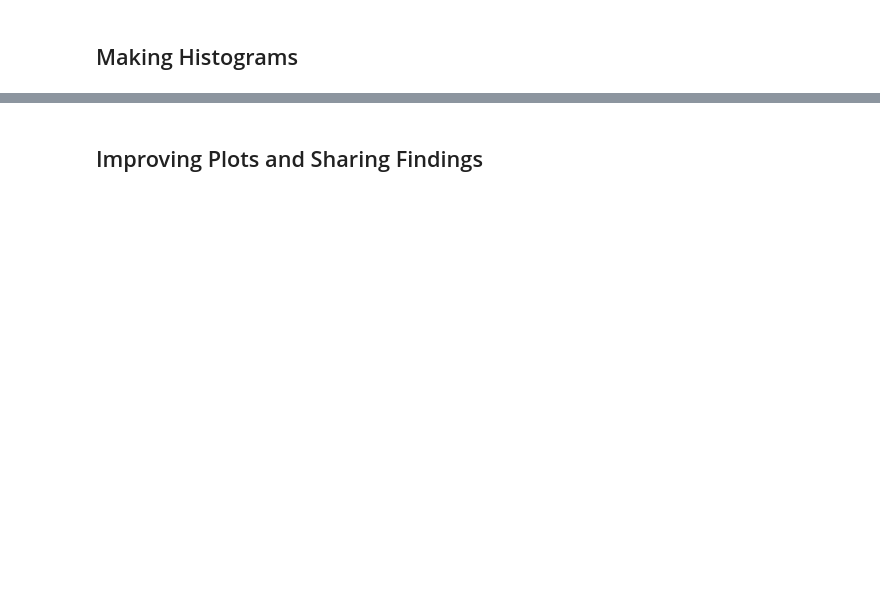
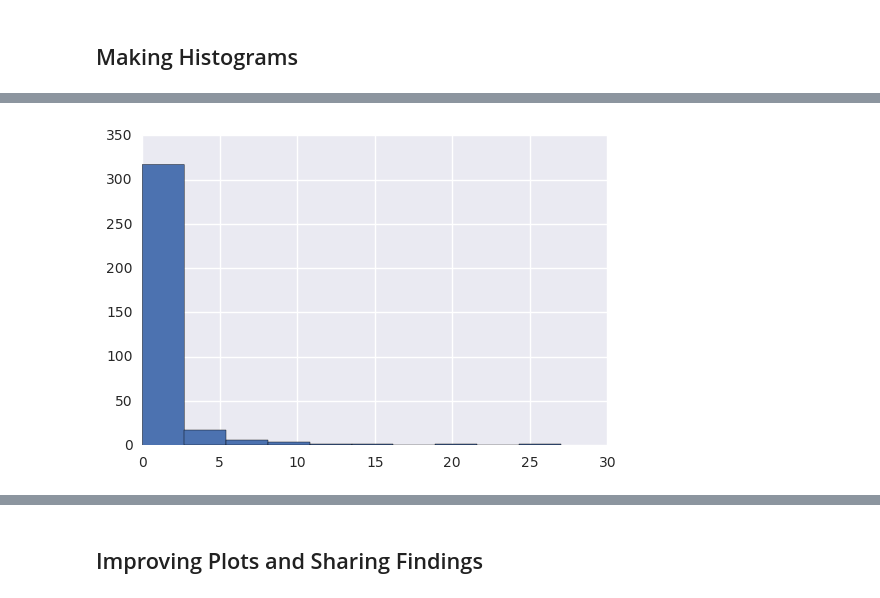
Before and after one commit to galvaresricardo/Udacity-Course-Data-Analysis-NanoDegree, a Jupyter notebook: Lesson 2/Exercise/L1_Starter_Code.ipynb, the cells around one changed output, grey strips where cells are left out. Saved outputs shown, nothing was run; the diff lists cells and outputs as text; code cells hidden in the pictures; blank space fills up the shorter version.

```diff
--- a/Lesson 2/Exercise/L1_Starter_Code.ipynb
+++ b/Lesson 2/Exercise/L1_Starter_Code.ipynb
@@ -353,0 +513,4 @@ non_passing_engagement =
+# %%
+making_hist(total_lessons_non_passing)
+# %% [output]
+[figure, added]
```
Also changed, not shown: parts of 29 cells of this notebook.
